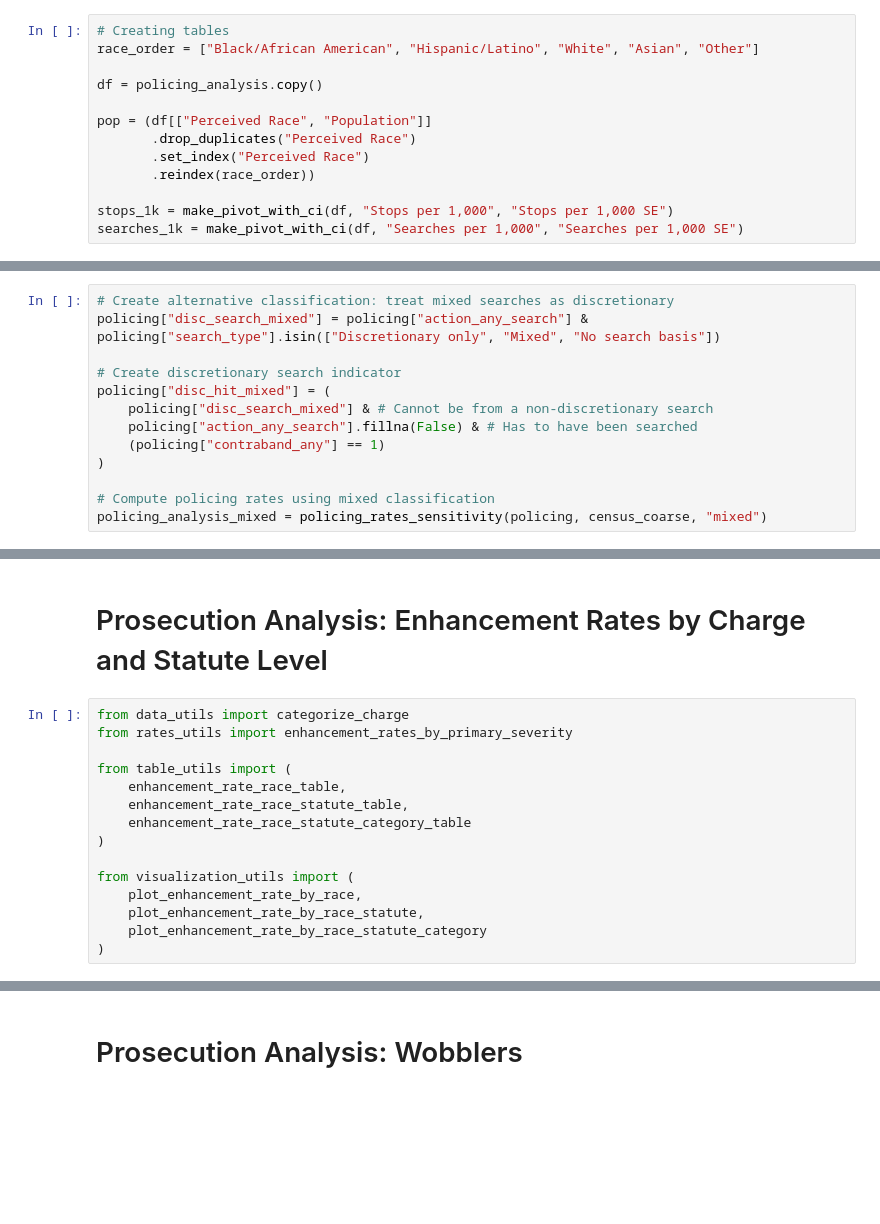
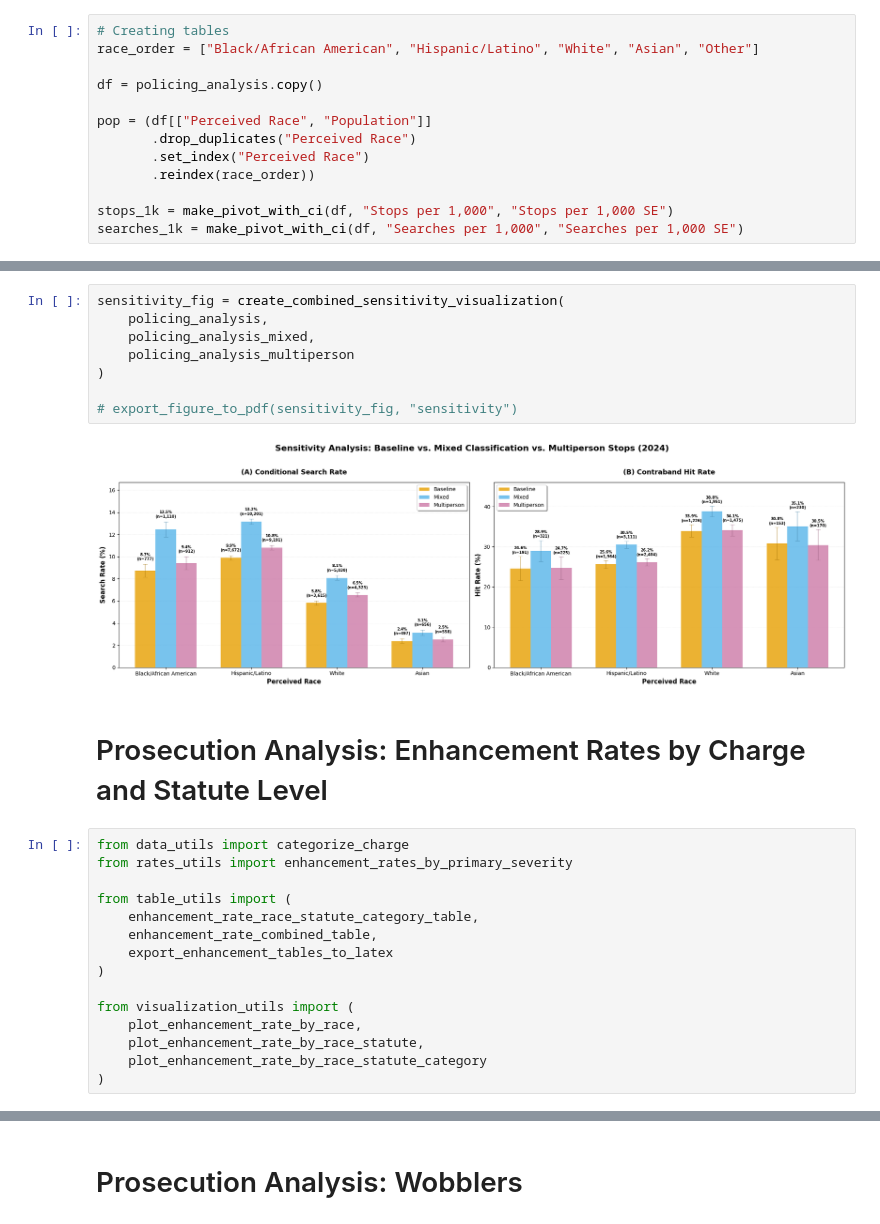
Before and after one commit to laurenbchu/honors-thesis, a Jupyter notebook: notebooks/analysis.ipynb, the cells around one changed output, grey strips where cells are left out. Drawn from its saved outputs; the diff is of its cells as text; blank space fills up the shorter version.

```diff
--- a/notebooks/analysis.ipynb
+++ b/notebooks/analysis.ipynb
@@ -190,13 +185,0 @@ from visualization_utils import create_sensitivity_visualization
-# %%
-# Create alternative classification: treat mixed searches as discretionary
-policing["disc_search_mixed"] = policing["action_any_search"] & policing["search_type"].isin(["Discretionary only", "Mixed", "No search basis"])
-
-# Create discretionary search indicator
-policing["disc_hit_mixed"] = (
-    policing["disc_search_mixed"] & # Cannot be from a non-discretionary search
-    policing["action_any_search"].fillna(False) & # Has to have been searched
-    (policing["contraband_any"] == 1)
-)
-
-# Compute policing rates using mixed classification
-policing_analysis_mixed = policing_rates_sensitivity(policing, census_coarse, "mixed")
@@ -325,3 +292,13 @@ Saved: solo_multiperson_sensitivity.pdf
+# %%
+sensitivity_fig = create_combined_sensitivity_visualization(
+    policing_analysis,
+    policing_analysis_mixed,
+    policing_analysis_multiperson
+)
+
+# export_figure_to_pdf(sensitivity_fig, "sensitivity")
+# %% [output]
+[figure, added]
 # %% [markdown]
 # Prosecution Analysis: Enhancement Rates by Charge and Statute Level
 # %%
@@ -329,9 +306,9 @@ from data_utils import categorize_charge
 from rates_utils import enhancement_rates_by_primary_severity
 
 from table_utils import (
-    enhancement_rate_race_table,
-    enhancement_rate_race_statute_table,
-    enhancement_rate_race_statute_category_table
+    enhancement_rate_race_statute_category_table,
+    enhancement_rate_combined_table,
+    export_enhancement_tables_to_latex
 )
 
 from visualization_utils import (
```
Also changed, not shown: parts of 22 cells of this notebook, 20 other files.
